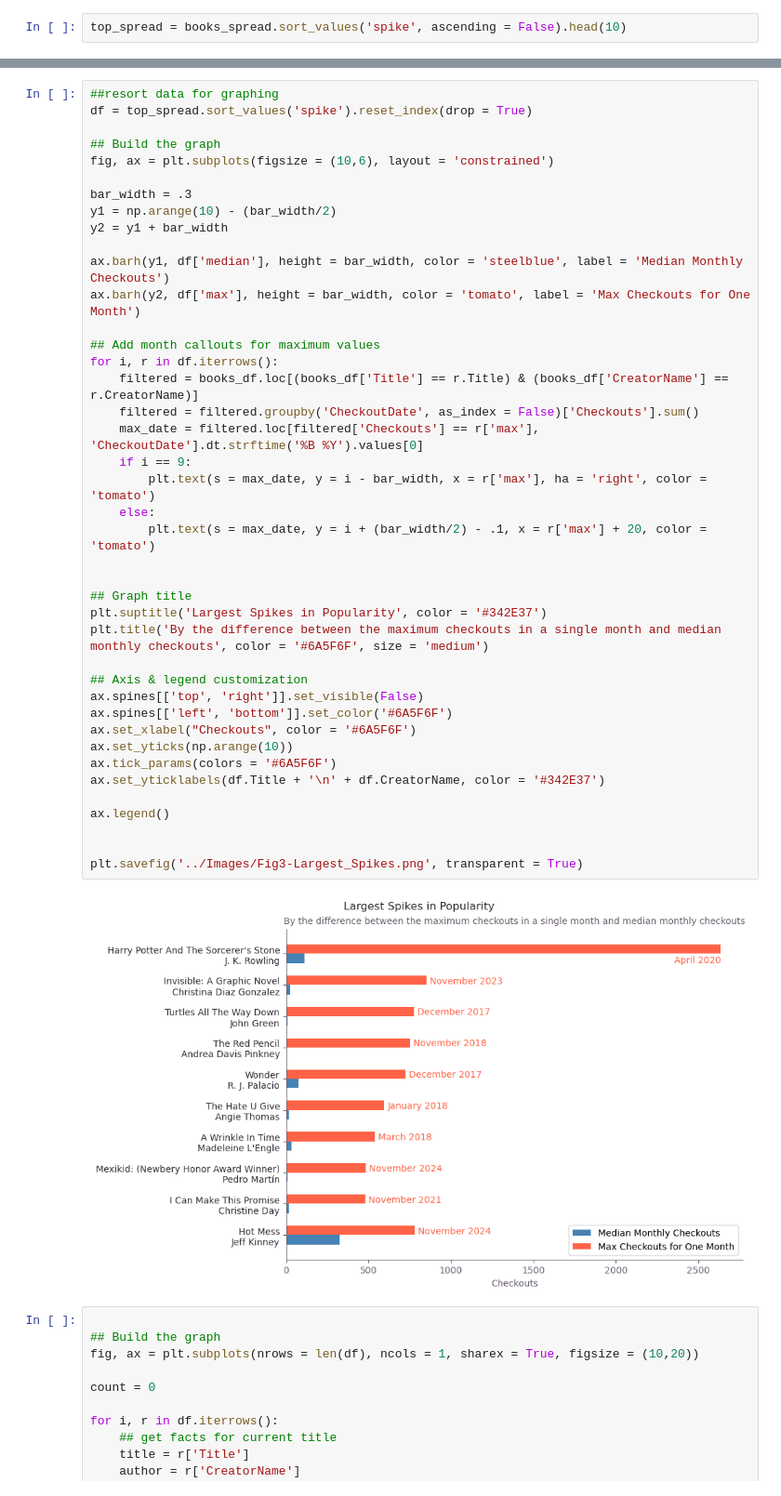
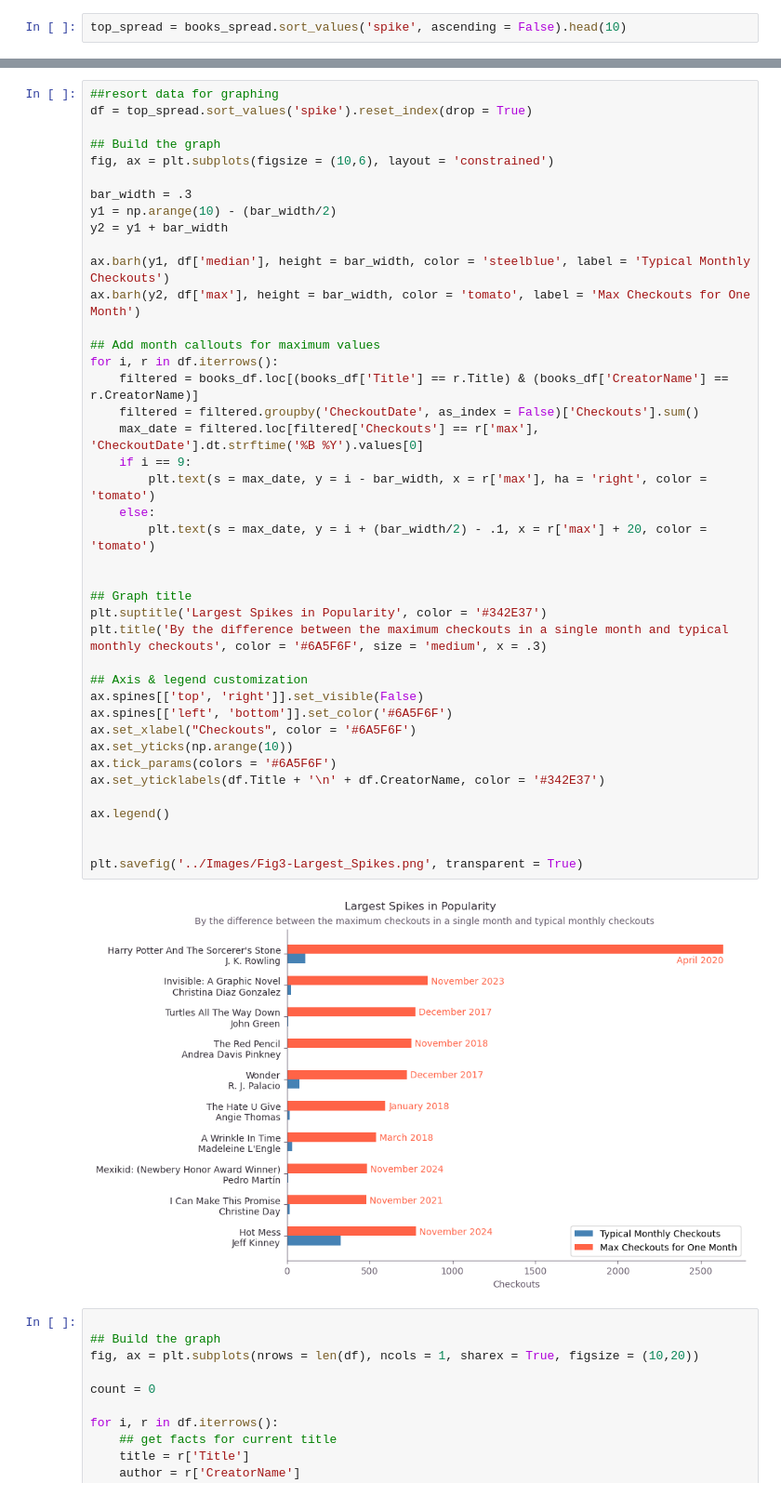
Before and after one commit to rm-pearson/NSS-capstone, a Jupyter notebook: Notebooks/data exploration.ipynb, the cells around one changed output, grey strips where cells are left out. Shown at 93% size. Drawn from its saved outputs; the diff is of its cells as text.

```diff
--- a/Notebooks/data exploration.ipynb
+++ b/Notebooks/data exploration.ipynb
@@ -293,38 +293,38 @@ bar_width = .3
 y1 = np.arange(10) - (bar_width/2)
 y2 = y1 + bar_width
 
-ax.barh(y1, df['median'], height = bar_width, color = 'steelblue', label = 'Median Monthly Checkouts')
+ax.barh(y1, df['median'], height = bar_width, color = 'steelblue', label = 'Typical Monthly Checkouts')
 ax.barh(y2, df['max'], height = bar_width, color = 'tomato', label = 'Max Checkouts for One Month')
 
 ## Add month callouts for maximum values
 for i, r in df.iterrows():
     filtered = books_df.loc[(books_df['Title'] == r.Title) & (books_df['CreatorName'] == r.CreatorName)]
     filtered = filtered.groupby('CheckoutDate', as_index = False)['Checkouts'].sum()
     max_date = filtered.loc[filtered['Checkouts'] == r['max'], 'CheckoutDate'].dt.strftime('%B %Y').values[0]
     if i == 9:
         plt.text(s = max_date, y = i - bar_width, x = r['max'], ha = 'right', color = 'tomato')
     else:
         plt.text(s = max_date, y = i + (bar_width/2) - .1, x = r['max'] + 20, color = 'tomato')
 
 
 ## Graph title
 plt.suptitle('Largest Spikes in Popularity', color = '#342E37')
-plt.title('By the difference between the maximum checkouts in a single month and median monthly checkouts', color = '#6A5F6F', size = 'medium')
+plt.title('By the difference between the maximum checkouts in a single month and typical monthly checkouts', color = '#6A5F6F', size = 'medium', x = .3)
 
 ## Axis & legend customization
 ax.spines[['top', 'right']].set_visible(False)
 ax.spines[['left', 'bottom']].set_color('#6A5F6F')
 ax.set_xlabel("Checkouts", color = '#6A5F6F')
 ax.set_yticks(np.arange(10))
 ax.tick_params(colors = '#6A5F6F')
 ax.set_yticklabels(df.Title + '\n' + df.CreatorName, color = '#342E37')
 
 ax.legend()
 
 
 plt.savefig('../Images/Fig3-Largest_Spikes.png', transparent = True)
 # %% [output]
-[figure, old version]
+[figure, new version]
 # %%
 
 ## Build the graph
```
Also changed, not shown: parts of 67 cells of this notebook, 6 other files.
